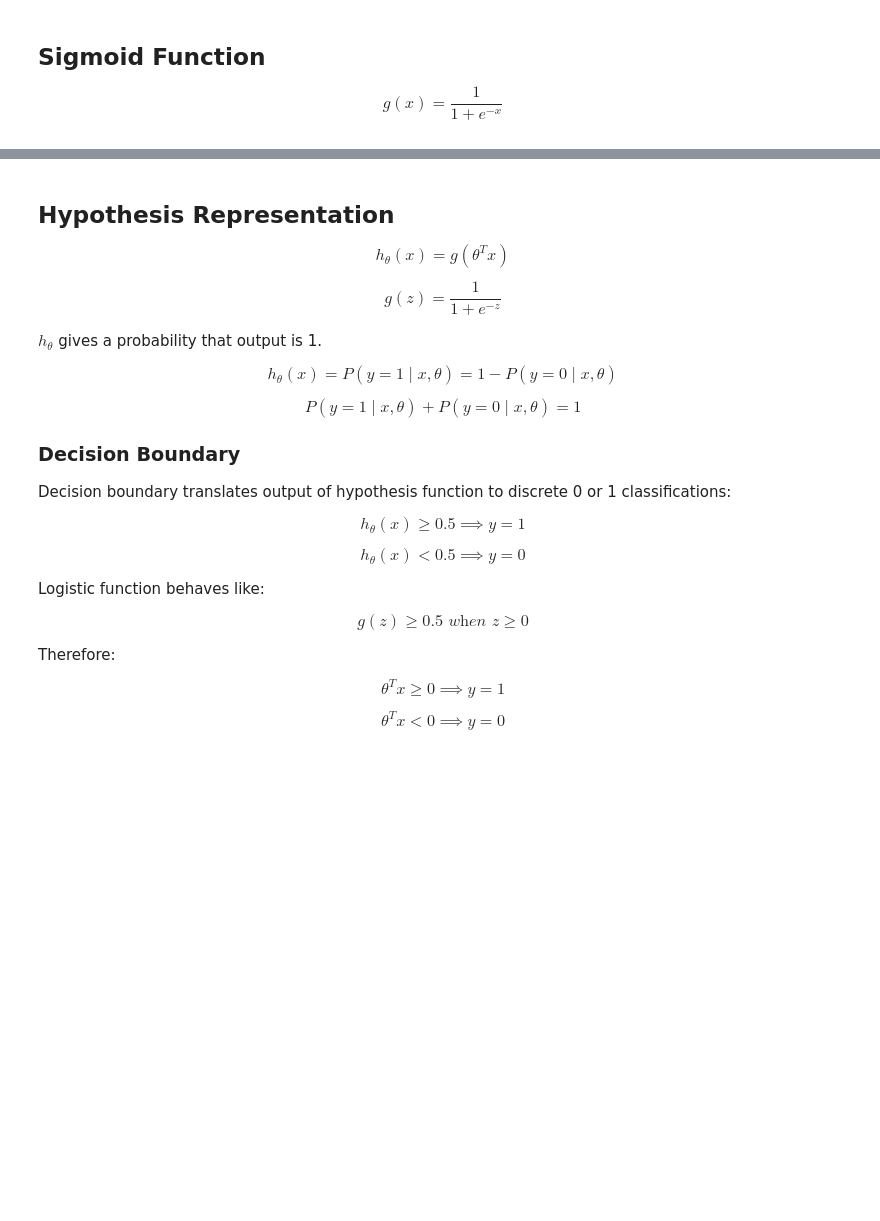
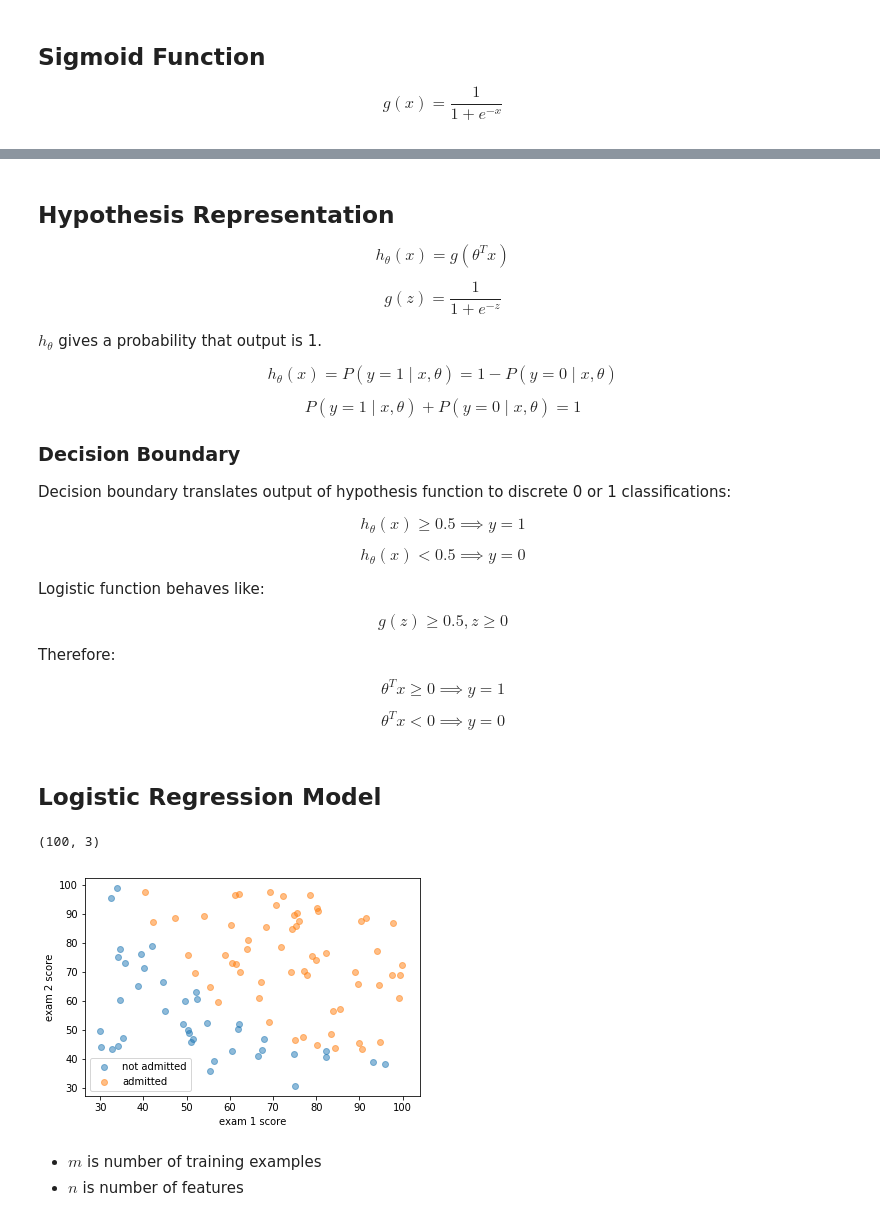
Before and after one commit to podondra/bt-spectraldl, a Jupyter notebook: notebooks/logistic-regression.ipynb, the cells around one changed output, grey strips where cells are left out. Saved outputs shown, nothing was run; the diff lists cells and outputs as text; code cells hidden in the pictures; blank space fills up the shorter version.

Commit message:
Add more logistic regression

```diff
--- a/notebooks/logistic-regression.ipynb
+++ b/notebooks/logistic-regression.ipynb
@@ -42,10 +51,12 @@ $$ h_{\theta}(x) < 0.5 \implies y = 0 $$
 
 Logistic function behaves like:
 
-$$ g(z) \geq 0.5 \textit{ when } z \geq 0 $$
+$$ g(z) \geq 0.5, z \geq 0 $$
 
 Therefore:
 
 $$ \theta^T x \geq 0 \implies y = 1 $$
 
 $$ \theta^T x < 0 \implies y = 0 $$
+# %% [markdown]
+## Logistic Regression Model
@@ -51,0 +67,30 @@ $$ \theta^T x < 0 \implies y = 0 $$
+# %%
+data_filename = 'data/ex2data1.txt'
+data = np.loadtxt(data_filename, delimiter=',')
+data.shape
+# %% [output]
+(100, 3)
+# %%
+raw_X = data[:, 0:2]
+y = data[:, 2]
+# %%
+def plot_data(X, y):
+    exam_1 = X[:, 0]
+    exam_2 = X[:, 1]
+    for i in [(0, 'not admitted'), (1, 'admitted')]:
+        index = y == i[0]
+        plt.scatter(
+            exam_1[index],
+            exam_2[index],
+            label=i[1],
+            alpha=0.5
+        )
+    plt.legend()
+    plt.xlabel('exam 1 score')
+    plt.ylabel('exam 2 score')
+plot_data(raw_X, y)
+# %% [output]
+[figure, added]
+# %% [markdown]
+- $m$ is number of training examples
+- $n$ is number of features
```
Also changed, not shown: parts of 20 cells of this notebook, 3 other files.
